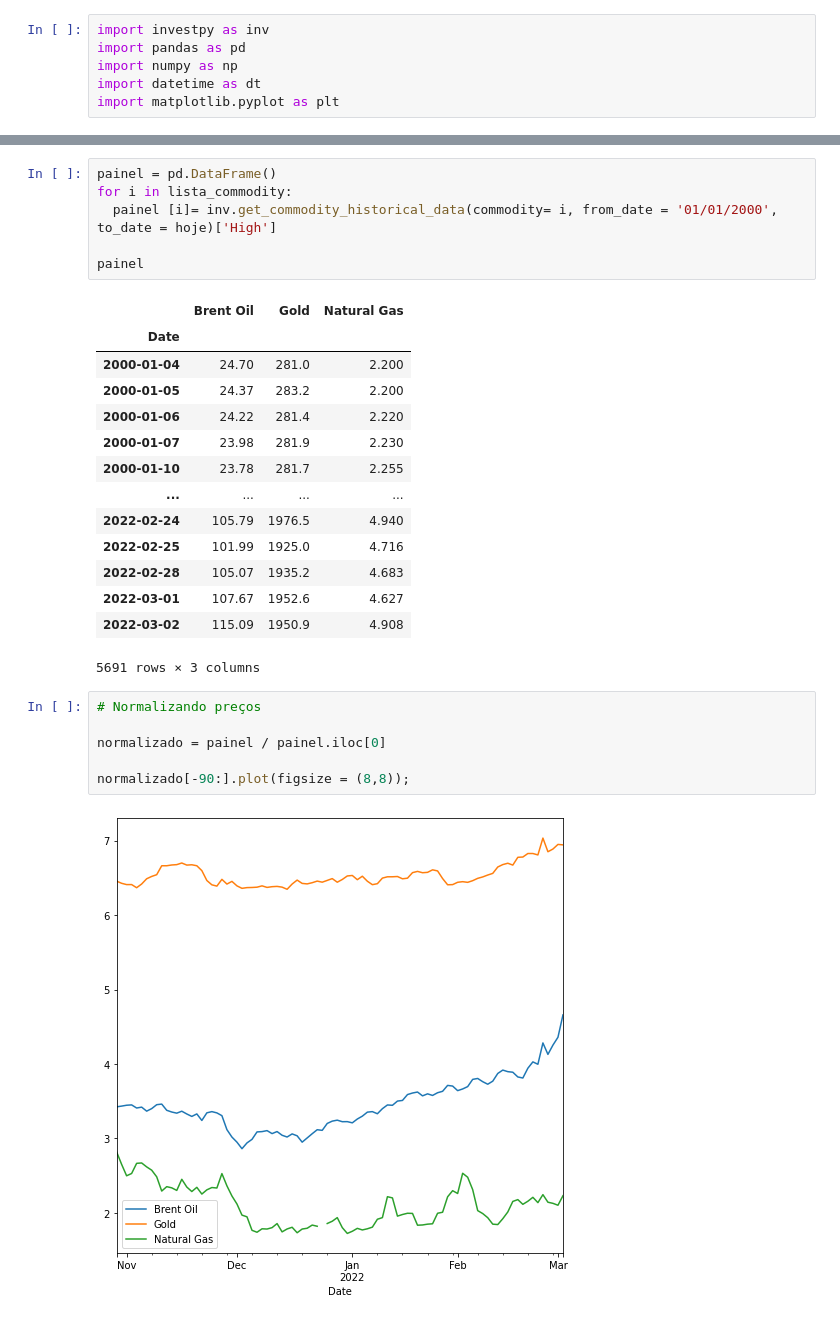
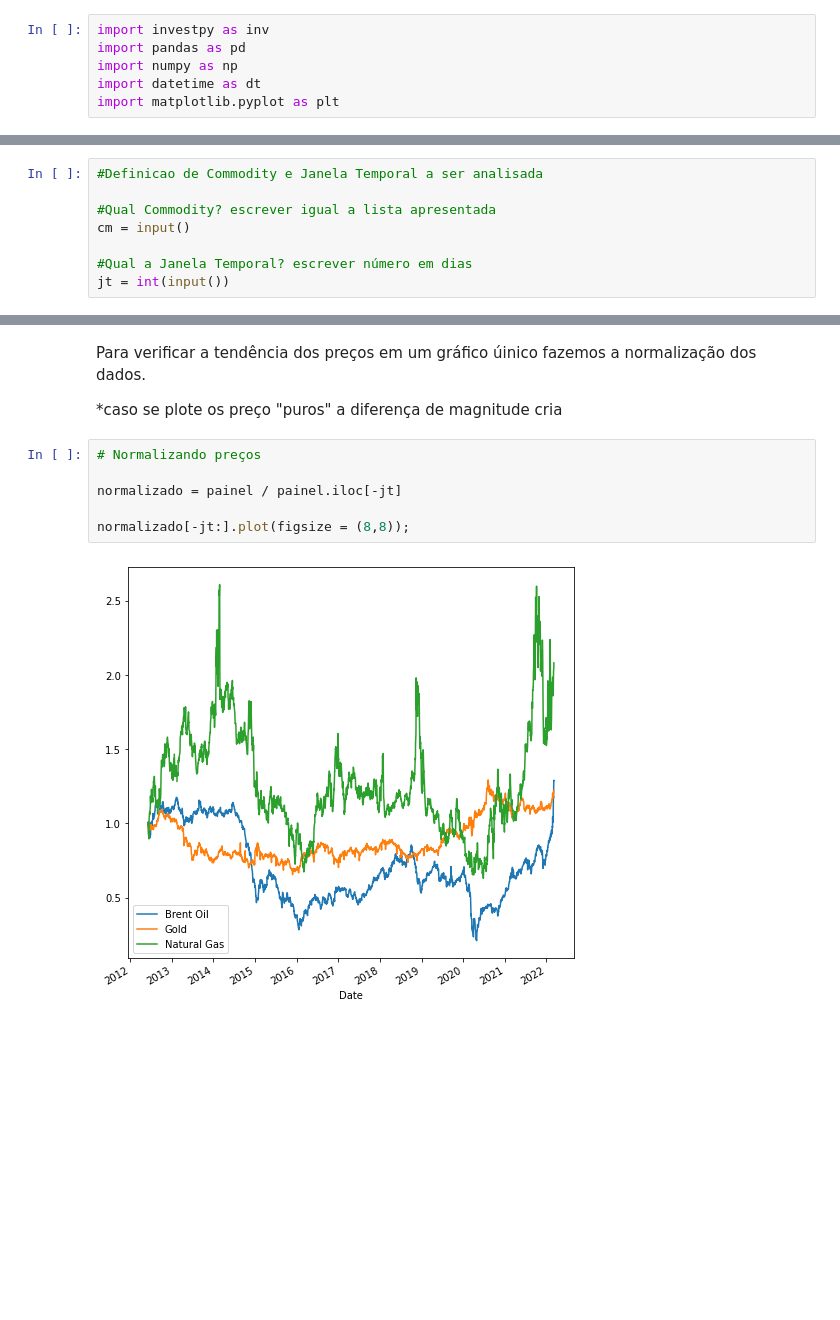
Before and after one commit to Edu-Moreira/Estudos-de-Python, a Jupyter notebook: Dados_Investing.ipynb, the cells around one changed output, grey strips where cells are left out. Saved outputs shown, nothing was run; the diff lists cells and outputs as text; blank space fills up the shorter version.

```diff
--- a/Dados_Investing.ipynb
+++ b/Dados_Investing.ipynb
@@ -52,0 +61,8 @@ commodity
+# %%
+#Definicao de Commodity e Janela Temporal a ser analisada
+
+#Qual Commodity? escrever igual a lista apresentada
+cm = input()
+
+#Qual a Janela Temporal? escrever número em dias
+jt = int(input())
@@ -132,29 +197,12 @@ plt.show()
-# %%
-painel = pd.DataFrame()
-for i in lista_commodity:
-  painel [i]= inv.get_commodity_historical_data(commodity= i, from_date = '01/01/2000', to_date = hoje)['High']
-
-painel
-# %% [output]
-|  | Brent Oil | Gold | Natural Gas |
-| Date |  |  |  |
-| 2000-01-04 | 24.70 | 281.0 | 2.200 |
-| 2000-01-05 | 24.37 | 283.2 | 2.200 |
-| 2000-01-06 | 24.22 | 281.4 | 2.220 |
-| 2000-01-07 | 23.98 | 281.9 | 2.230 |
-| 2000-01-10 | 23.78 | 281.7 | 2.255 |
-| ... | ... | ... | ... |
-| 2022-02-24 | 105.79 | 1976.5 | 4.940 |
-| 2022-02-25 | 101.99 | 1925.0 | 4.716 |
-| 2022-02-28 | 105.07 | 1935.2 | 4.683 |
-| 2022-03-01 | 107.67 | 1952.6 | 4.627 |
-| 2022-03-02 | 115.09 | 1950.9 | 4.908 |
-5691 rows × 3 columns
+# %% [markdown]
+Para verificar a tendência dos preços em um gráfico úinico fazemos a normalização dos dados.
+
+*caso se plote os preço "puros" a diferença de magnitude cria
 # %%
 # Normalizando preços
 
-normalizado = painel / painel.iloc[0]
+normalizado = painel / painel.iloc[-jt]
 
-normalizado[-90:].plot(figsize = (8,8));
+normalizado[-jt:].plot(figsize = (8,8));
 # %% [output]
-[figure, old version]
+[figure, new version]
```
Also changed, not shown: parts of 22 cells of this notebook.
